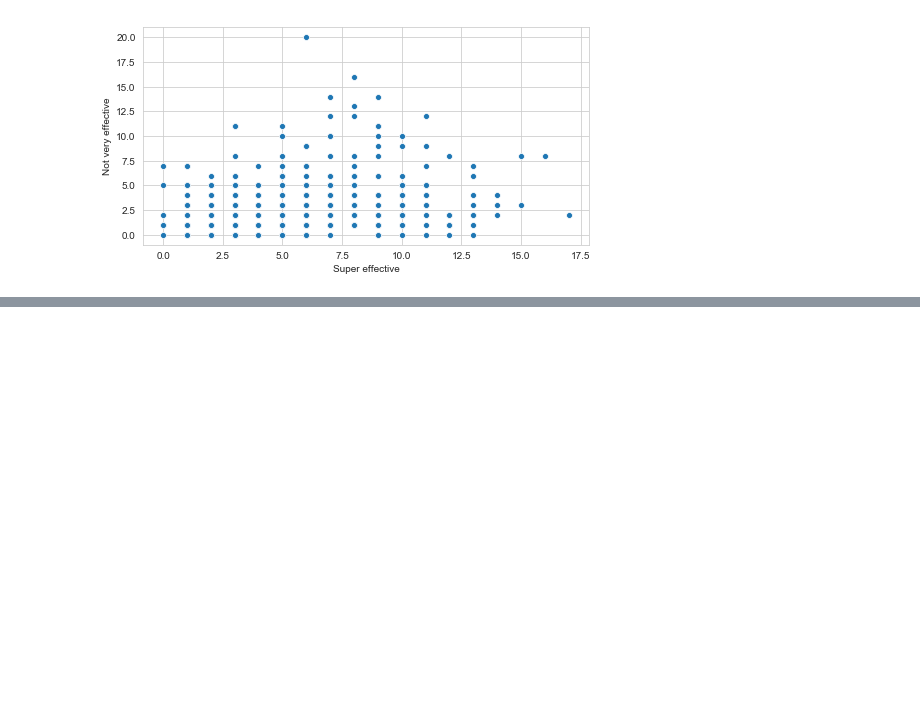
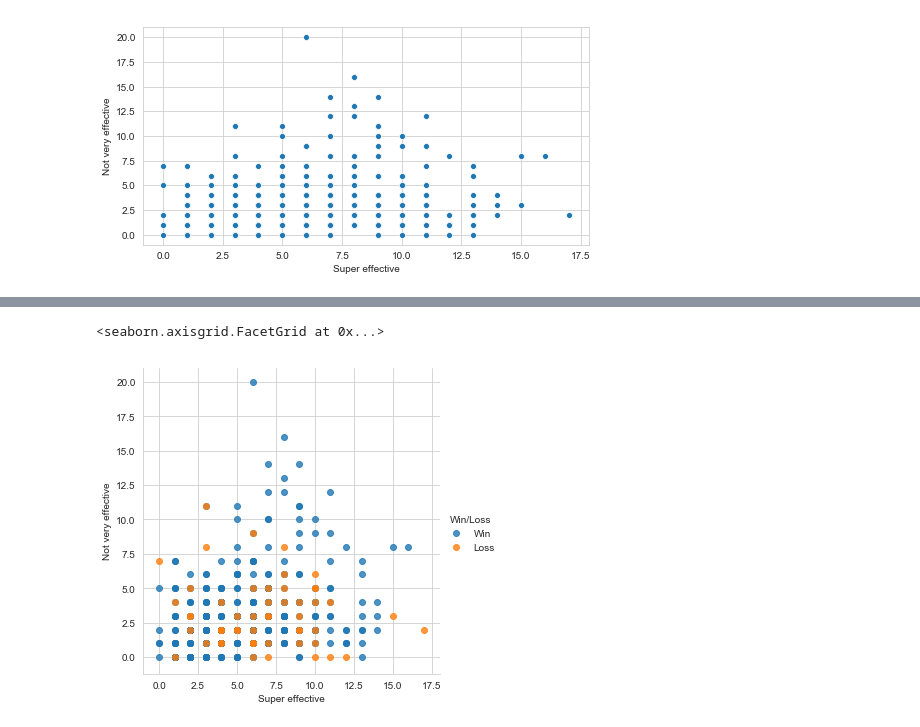
Before and after one commit to FPang95/MyWorks, a Jupyter notebook: PokemonShowdown/PokeStats.ipynb, the cells around one changed output, grey strips where cells are left out. Cells and saved outputs as stored; diff of their text form; code cells hidden in the pictures; blank space fills up the shorter version.

```diff
--- a/PokemonShowdown/PokeStats.ipynb
+++ b/PokemonShowdown/PokeStats.ipynb
@@ -401,0 +423,5 @@ sns.scatterplot(df["Super effective"], df["Not very effective"])
+# %%
+sns.lmplot("Super effective", "Not very effective", df, hue="Win/Loss", fit_reg=False)
+# %% [output]
+<seaborn.axisgrid.FacetGrid at 0x...>
+[figure, added]
```
Also changed, not shown: parts of 8 cells of this notebook.
